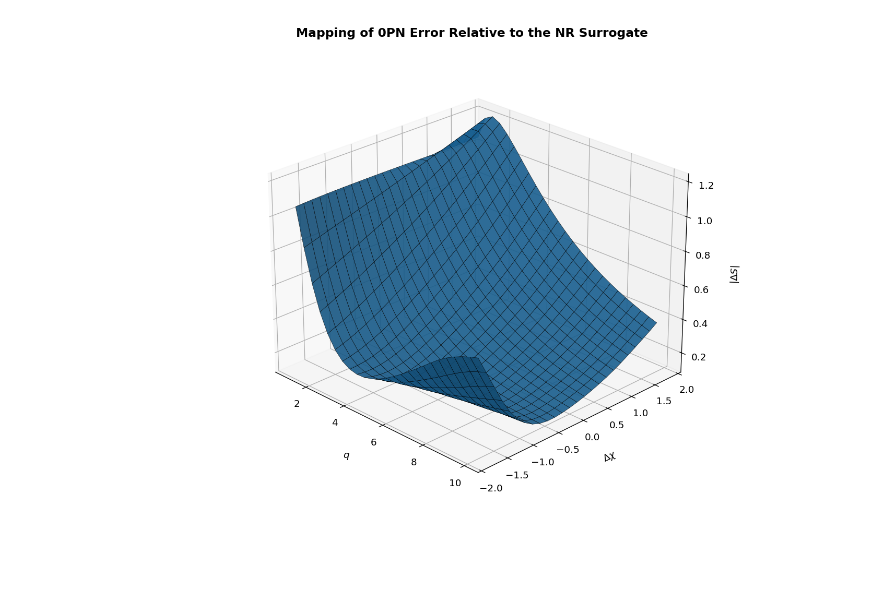
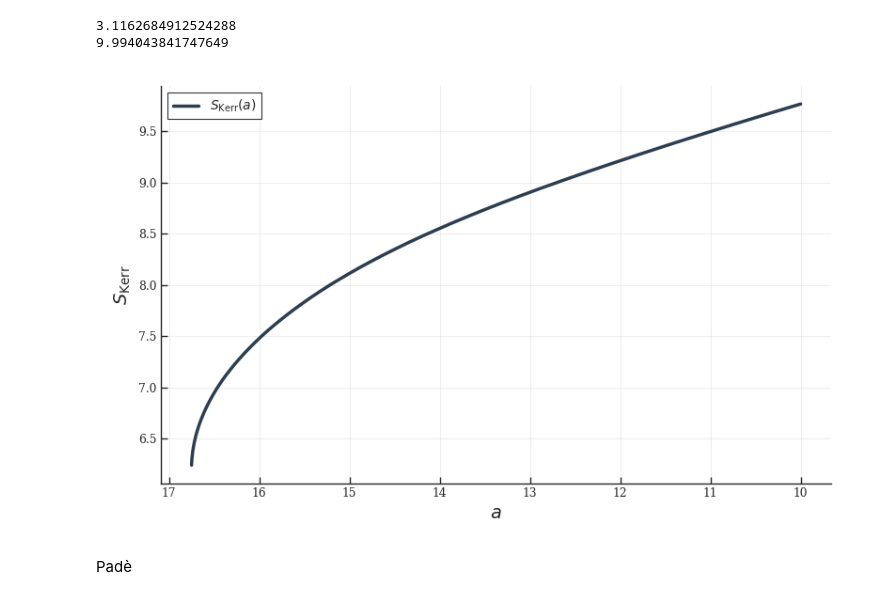
Before and after one commit to giacomobrugali/Entropy-conjecture, a Jupyter notebook: Entropy-conjecture/Newtonian_analysis/0PN_analysis.ipynb, the cells around one changed output. Drawn from its saved outputs; the diff is of its cells as text; code cells hidden in the pictures; blank space fills up the shorter version.

```diff
--- a/Entropy-conjecture/Newtonian_analysis/0PN_analysis.ipynb
+++ b/Entropy-conjecture/Newtonian_analysis/0PN_analysis.ipynb
@@ -346,16 +34,0 @@ Evaluating 25 configurations
-# %%
-plt.rcParams.update({'font.size': 11})
-fig = plt.figure(figsize=(12, 8), dpi=120)
-ax = fig.add_subplot(111, projection='3d')
-surf = ax.plot_surface(Q, D_CHI, DELTA_S,
-                       edgecolor='black', linewidth=0.3, alpha=0.9, antialiased=True)
-ax.set_xlabel('$q$', fontweight='bold', labelpad=12)
-ax.set_ylabel(r'$\Delta\chi$', fontweight='bold', labelpad=12)
-ax.set_zlabel(r'$|\Delta S|$', fontweight='bold', labelpad=12)
-ax.set_title("Mapping of 0PN Error Relative to the NR Surrogate",
-             fontweight='bold', pad=20, fontsize=14)
-ax.view_init(elev=25, azim=-45)
-plt.tight_layout()
-plt.show()
-# %% [output]
-[figure, removed]
@@ -361,0 +197,47 @@ plt.show()
+# %%
+# surrogate prediction
+q_surr = 1/q_prec
+mf_surr, chif_surr, vf_surr, mf_err_surr, chif_err_surr, vf_err_surr = fit.all(q_surr, chi1_0_vec, chi2_0_vec)
+chif_mag = np.linalg.norm(chif_surr)
+Jf_surr = chif_mag * mf_surr**2
+ent_surr = entropy (mf_surr, Jf_surr)
+a_merger, t, a_inst = get_merger_separation_NR(q_surr, chi1_0_vec, chi2_0_vec, f_low=0.01)
+print (a_merger)
+print (ent_surr)
+# %% [output]
+3.1162684912524288
+9.994043841747649
+# %%
+res_0PN = get_0PN_precessing(q_prec, chi1_vec, chi2_vec, a_prec)
+a_0PN = res_0PN["a"]
+M_0PN = res_0PN["M_tot"]
+J_0PN = res_0PN["J_tot_mag"]
+S_0PN = res_0PN["S_inst"]
+# %%
+sns.set_theme(style="ticks", context="paper")
+plt.rcParams.update({
+    "font.family": "serif",
+    "font.size": 12,
+    "axes.labelsize": 14,
+    "axes.titlesize": 14,
+    "legend.fontsize": 10,
+    "xtick.direction": "in",
+    "ytick.direction": "in",
+    "axes.grid": True,
+    "grid.alpha": 0.3,
+})
+
+fig, ax = plt.subplots(figsize=(8, 5))
+ax.plot(a_0PN, S_0PN, label=r"$S_{\rm Kerr}(a)$", color="#2c3e50", lw=2.5)
+ax.invert_xaxis()
+ax.set_xlabel(r"$a$")
+ax.set_ylabel(r"$S_{\rm Kerr}$")
+ax.legend(frameon=True, shadow=False, fancybox=False, edgecolor="black", loc='best')
+sns.despine()
+plt.tight_layout()
+
+plt.show()
+# %% [output]
+[figure, added]
+# %% [markdown]
+Padè
```
Also changed, not shown: parts of 21 cells of this notebook, 1 other file.
